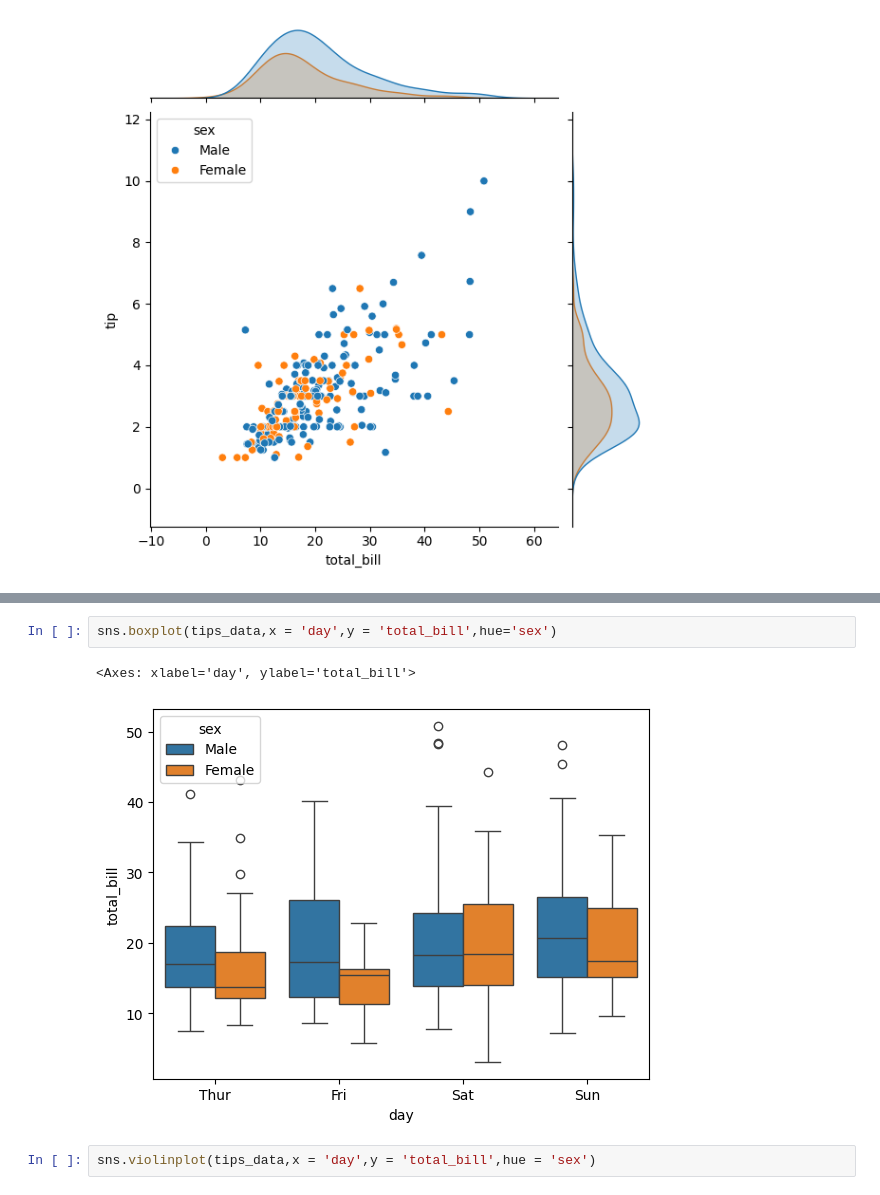
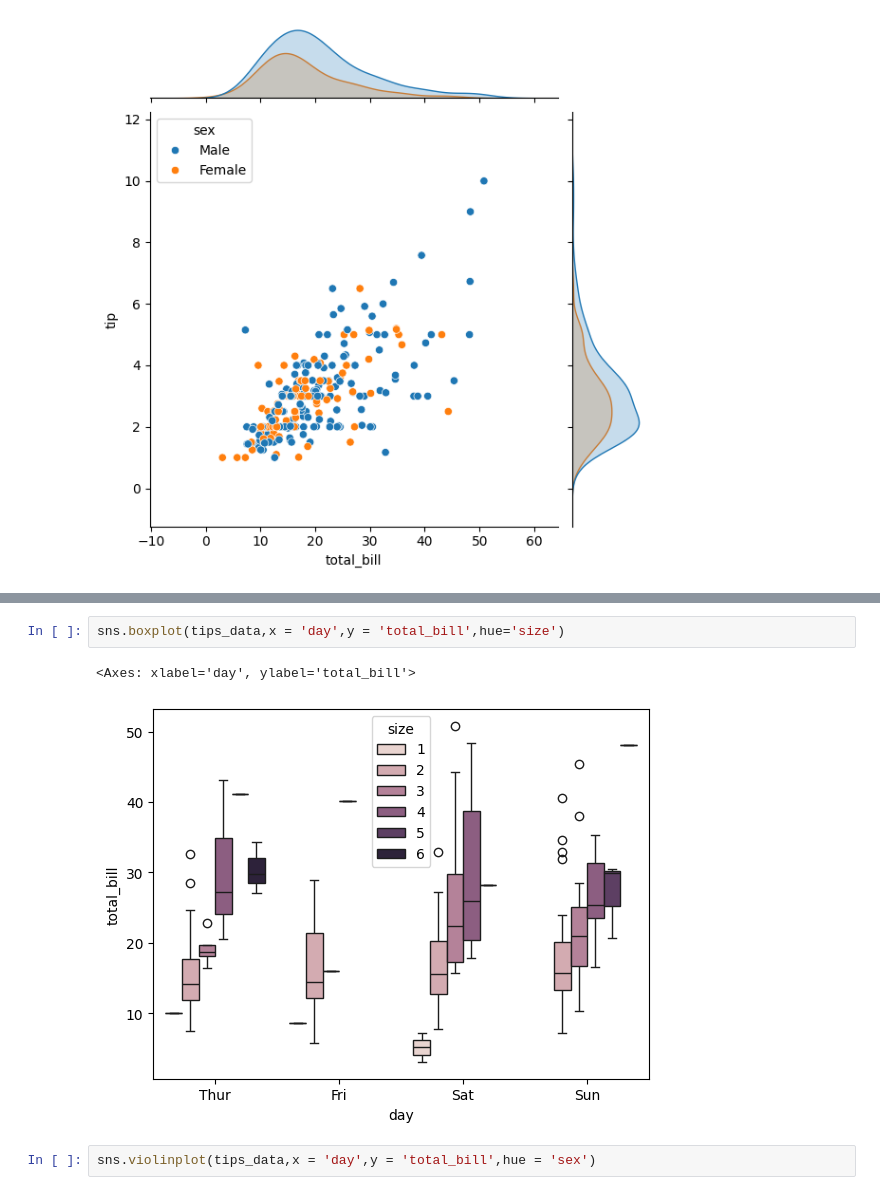
Before and after one commit to ShubhamSinghal12/DS_PP_AUG_25, a Jupyter notebook: Data Visualization/Seaborn.ipynb, the cells around one changed output, grey strips where cells are left out. Cells and saved outputs as stored; diff of their text form.

```diff
--- a/Data Visualization/Seaborn.ipynb
+++ b/Data Visualization/Seaborn.ipynb
@@ -182,8 +183,8 @@ sns.pairplot(tips_data,hue = 'day')
 # %%
-sns.boxplot(tips_data,x = 'day',y = 'total_bill',hue='sex')
+sns.boxplot(tips_data,x = 'day',y = 'total_bill',hue='size')
 # %% [output]
 <Axes: xlabel='day', ylabel='total_bill'>
-[figure, old version]
+[figure, new version]
 # %%
 sns.violinplot(tips_data,x = 'day',y = 'total_bill',hue = 'sex')
 # %% [output]
```
Also changed, not shown: parts of 14 cells of this notebook.
